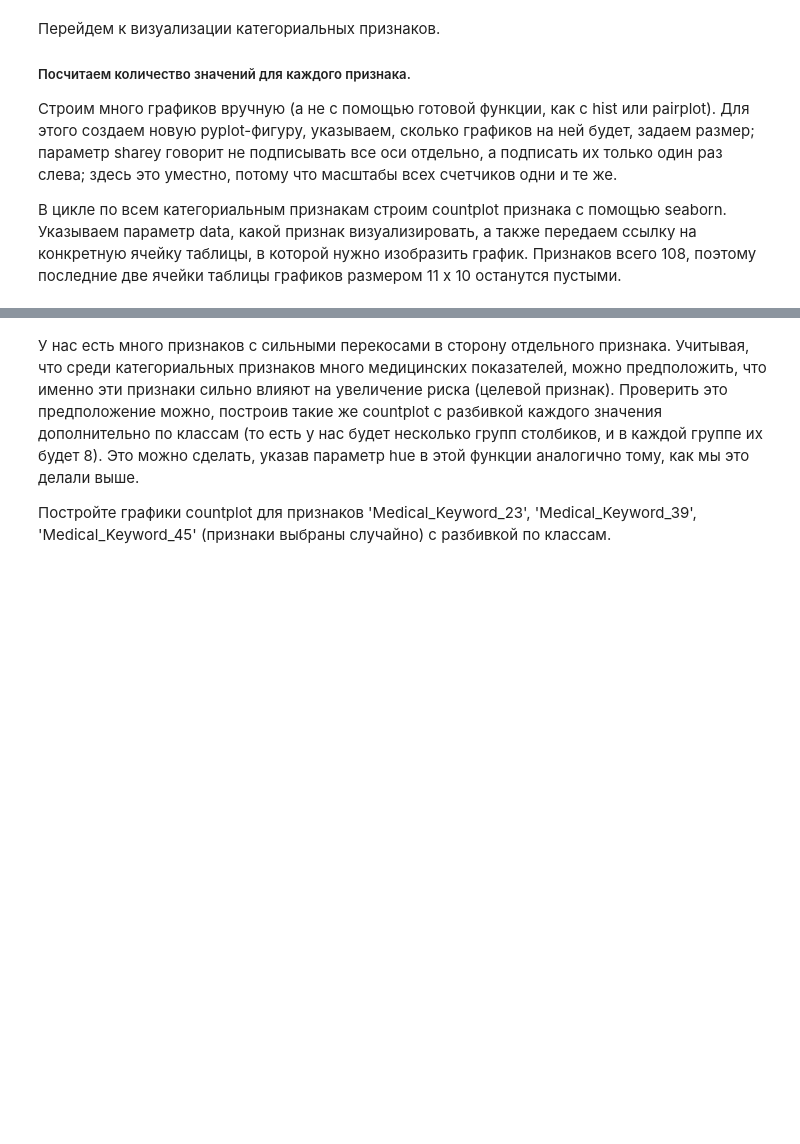
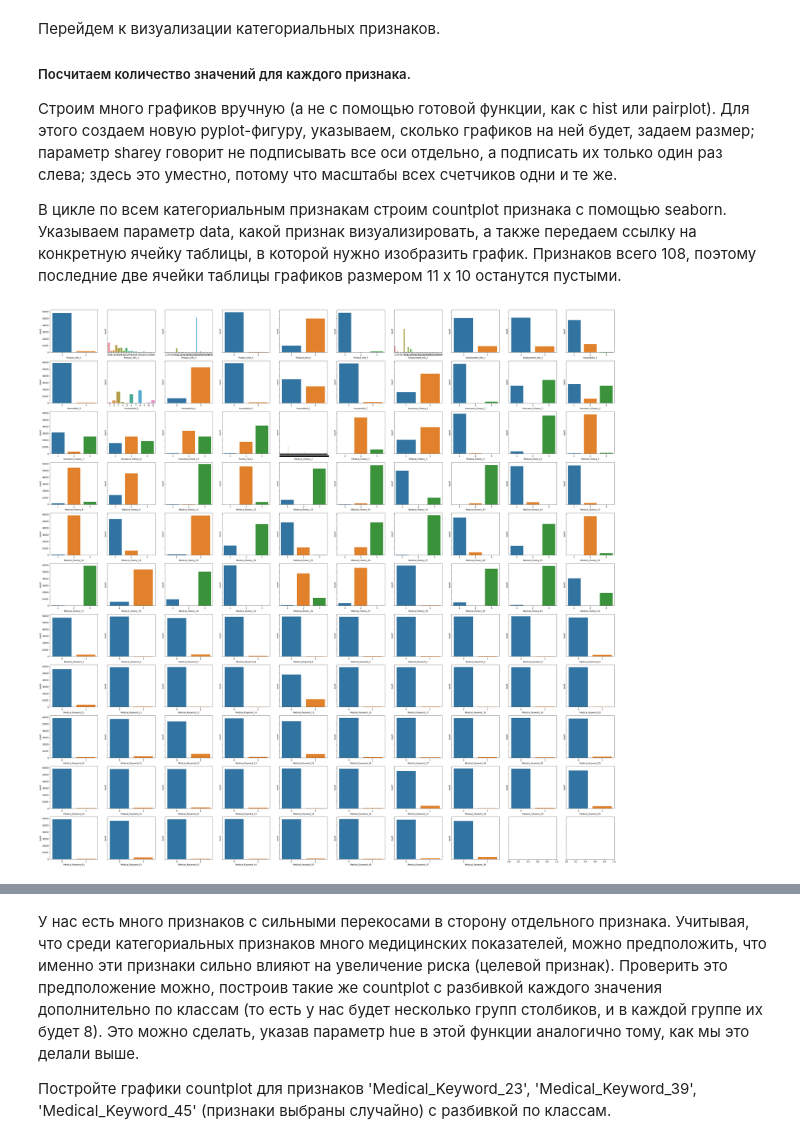
Before and after one commit to vkmbox/Ml-mipt, a Jupyter notebook: course3/week3b/VisualizationPeerReview.ipynb, the cells around one changed output, grey strips where cells are left out. Saved outputs shown, nothing was run; the diff lists cells and outputs as text; code cells hidden in the pictures; blank space fills up the shorter version.

```diff
--- a/course3/week3b/VisualizationPeerReview.ipynb
+++ b/course3/week3b/VisualizationPeerReview.ipynb
@@ -174,6 +179,8 @@ __Ответьте на вопрос (Блок 4)__:
 
 В цикле по всем категориальным признакам строим countplot признака с помощью seaborn. Указываем параметр data, какой признак визуализировать, а также передаем ссылку на конкретную ячейку таблицы, в которой нужно изобразить график. Признаков всего 108, поэтому последние две ячейки таблицы графиков размером 11 x 10 останутся пустыми.
 # %%
-fig, axes = plt.subplots(11, 10, figsize=(20, 20), sharey=True)
+fig, axes = plt.subplots(11, 10, figsize=(50, 50), sharey=True)
 for i in range(len(cat_features)):
-    seaborn.countplot(x=cat_features[i], data=data, ax=axes[i / 10, i % 10])
+    seaborn.countplot(x=cat_features[i], data=data, ax=axes[int(i / 10), i % 10])
+# %% [output]
+[figure, added]
```
Also changed, not shown: parts of 17 cells of this notebook.
